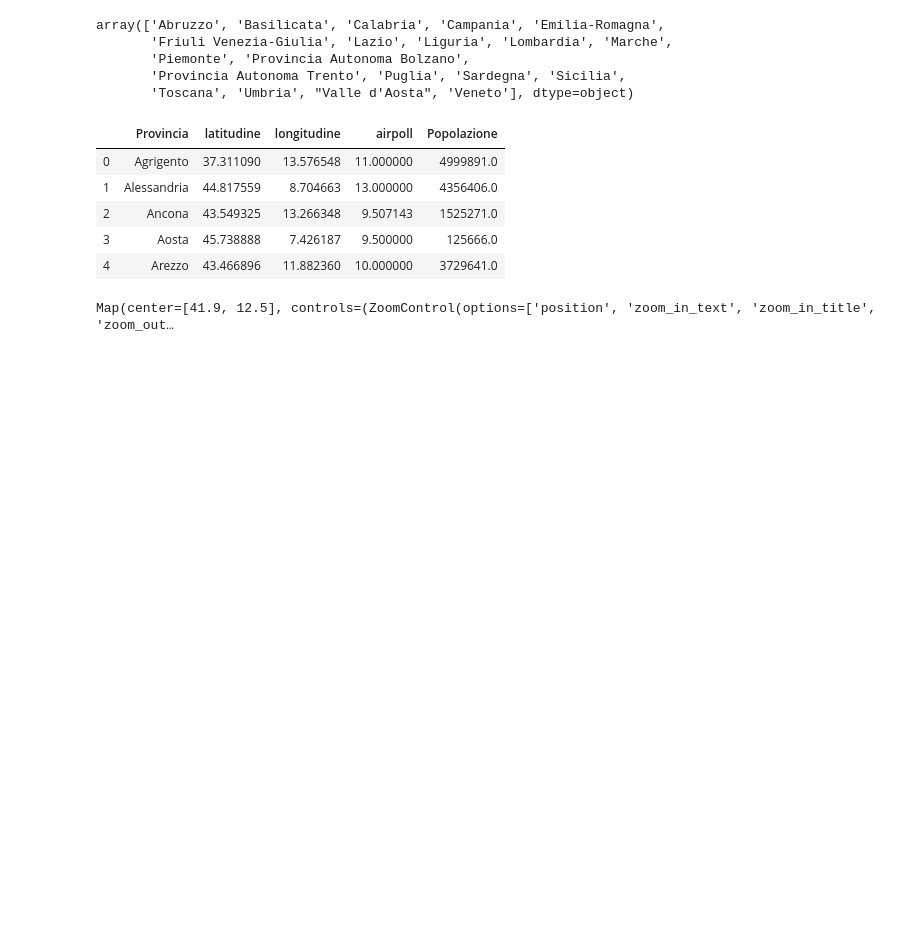
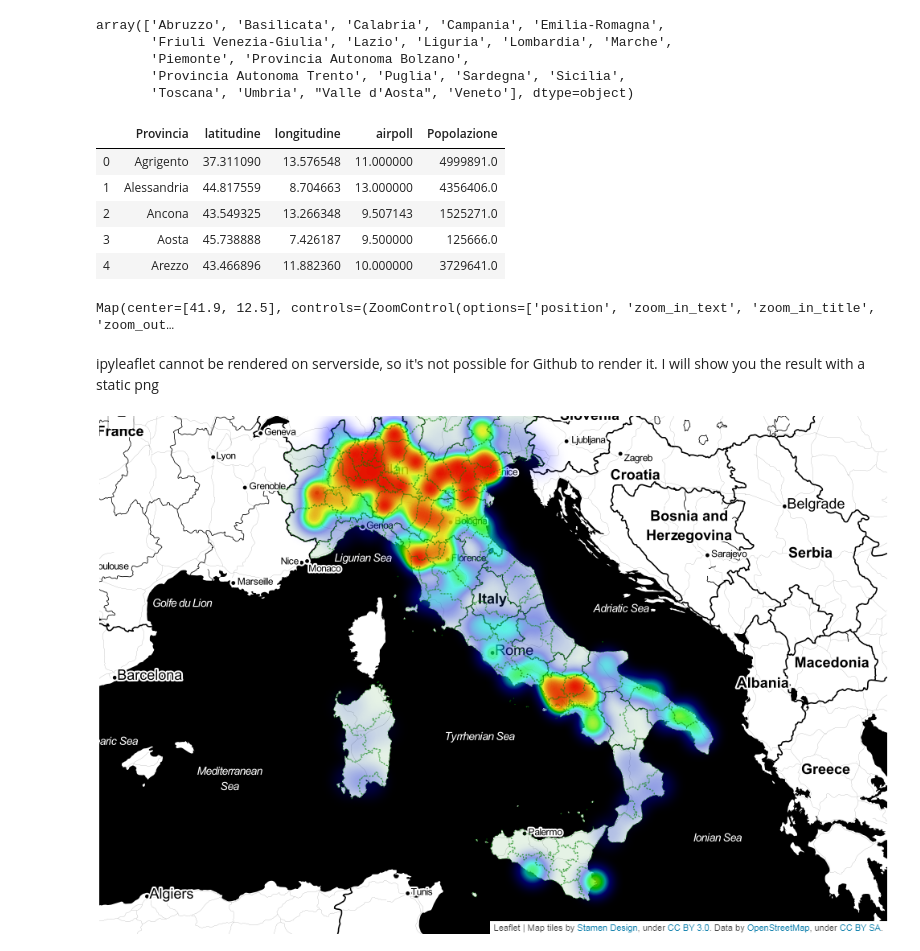
Before and after one commit to andreapas79/COVID-19, a Jupyter notebook: making_main_table.ipynb, the cells around one changed output. Drawn from its saved outputs; the diff is of its cells as text; code cells hidden in the pictures; blank space fills up the shorter version.

```diff
--- a/making_main_table.ipynb
+++ b/making_main_table.ipynb
@@ -415,3 +415,11 @@ m.layout.height='700px'
 display(m)
 # %% [output]
 Map(center=[41.9, 12.5], controls=(ZoomControl(options=['position', 'zoom_in_text', 'zoom_in_title', 'zoom_out…
+# %% [markdown]
+ipyleaflet cannot be rendered on serverside, so it's not possible for Github to render it. I will show you the result with a static png
+# %%
+from IPython.display import Image
+
+Image(filename="Images/ipyleaflet-italy.png")
+# %% [output]
+[figure, added]
```
Also changed, not shown: 2 other files.
